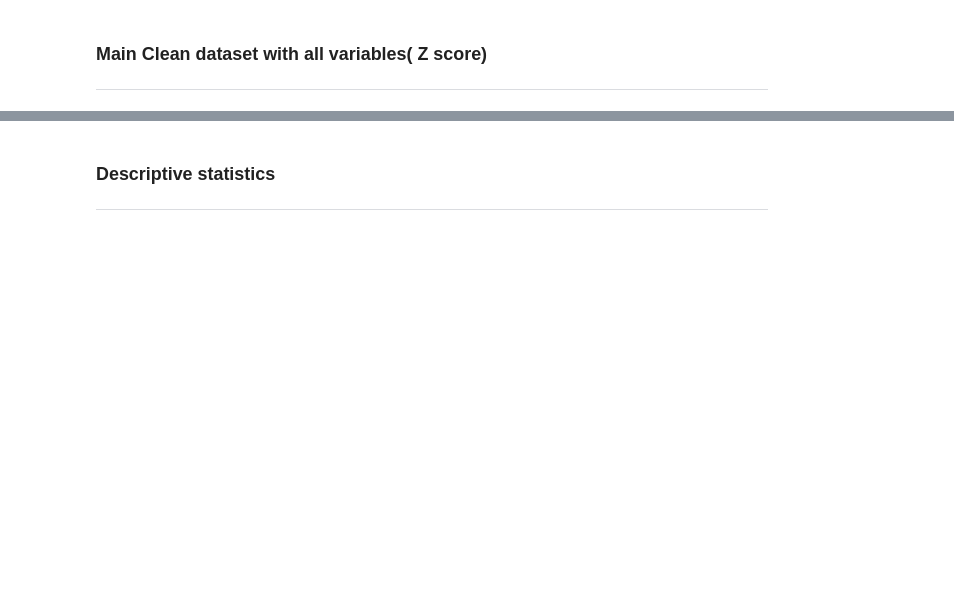
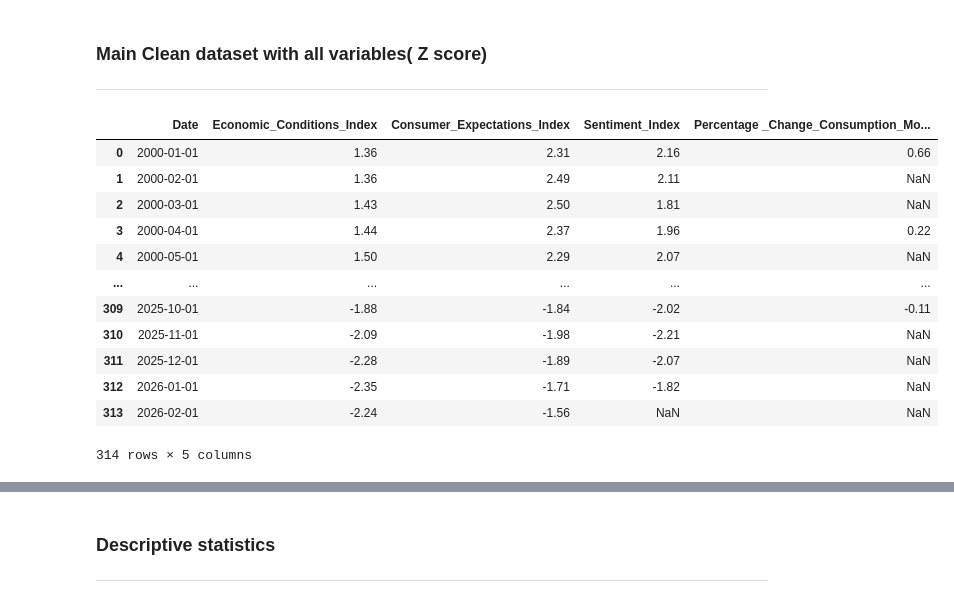
Before and after one commit to shane-221/Macro_project, a Jupyter notebook: main.ipynb, the cells around one changed output, grey strips where cells are left out. Cells and saved outputs as stored; diff of their text form; code cells hidden in the pictures; blank space fills up the shorter version.

```diff
--- a/main.ipynb
+++ b/main.ipynb
@@ -288,13 +278,27 @@ clean_df.head(20)
 ### Main Clean dataset with all variables( Z score)
 ---
 # %%
+## Monthly data Zscores
+zscore_clean_df_monthly = pd.DataFrame({
+    "Date": clean_df_monthly["Date"],
+    "Economic_Conditions_Index": stats.zscore(clean_df_monthly["Economic_Conditions_Index"], nan_policy='omit'),
+    "Consumer_Expectations_Index": stats.zscore(clean_df_monthly["Consumer_Expectations_Index"], nan_policy='omit'),
+    "Sentiment_Index": stats.zscore(clean_df_monthly["Sentiment_Index"], nan_policy='omit'),
+    "Percentage _Change_Consumption_Monthly": stats.zscore(clean_df_monthly["Percentage _Change_Consumption_Monthly"], nan_policy='omit' ),
+})
 
-zscore_clean_df = pd.DataFrame({
-    "Date": clean_df["Date"],
-    "Economic_Conditions_index": stats.zscore(clean_df["Economic_Conditions_index"], nan_policy='omit'),
-    "Consumer_Expectations_index": stats.zscore(clean_df["Consumer_Expectations_index"], nan_policy='omit'),
-    "Sentiment_index": stats.zscore(clean_df["Sentiment_index"], nan_policy='omit'),
-    "Percentage_Change_Monthly": stats.zscore(clean_df["Percentage_Change_Consumption"], nan_policy='omit' ),
-    "Percentage_change_Yearly": stats.zscore(clean_df["Percentage_Change_Consumption_Yearly"], nan_policy='omit')
-
-})
+zscore_clean_df_monthly
+# %% [output]
+|  | Date | Economic_Conditions_Index | Consumer_Expectations_Index | Sentiment_Index | Percentage _Change_Consumption_Mo... |
+| 0 | 2000-01-01 | 1.36 | 2.31 | 2.16 | 0.66 |
+| 1 | 2000-02-01 | 1.36 | 2.49 | 2.11 | NaN |
+| 2 | 2000-03-01 | 1.43 | 2.50 | 1.81 | NaN |
+| 3 | 2000-04-01 | 1.44 | 2.37 | 1.96 | 0.22 |
+| 4 | 2000-05-01 | 1.50 | 2.29 | 2.07 | NaN |
+| ... | ... | ... | ... | ... | ... |
+| 309 | 2025-10-01 | -1.88 | -1.84 | -2.02 | -0.11 |
+| 310 | 2025-11-01 | -2.09 | -1.98 | -2.21 | NaN |
+| 311 | 2025-12-01 | -2.28 | -1.89 | -2.07 | NaN |
+| 312 | 2026-01-01 | -2.35 | -1.71 | -1.82 | NaN |
+| 313 | 2026-02-01 | -2.24 | -1.56 | NaN | NaN |
+314 rows × 5 columns
```
Also changed, not shown: parts of 20 cells of this notebook, 4 other files.
